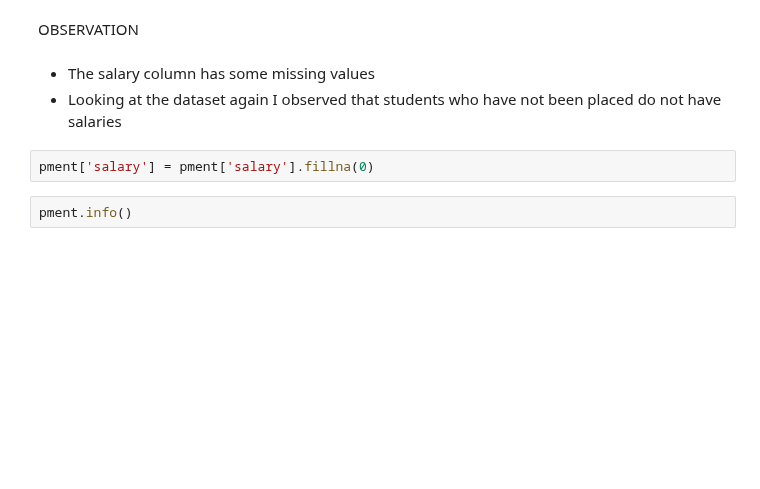
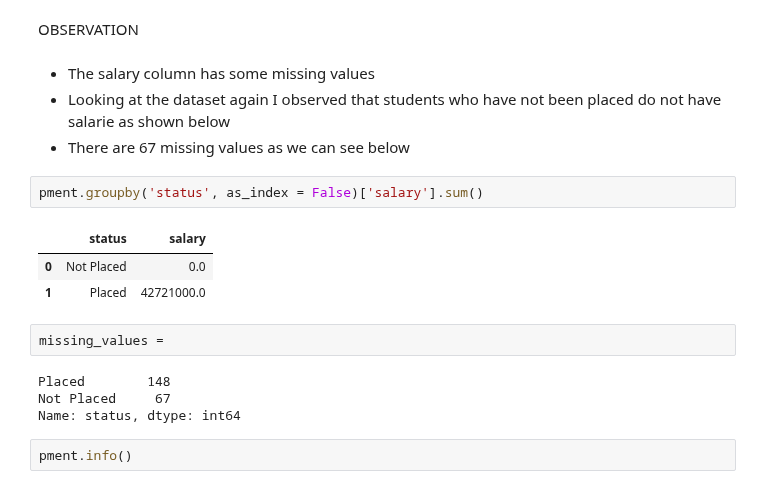
Before and after one commit to devchoplife/Campus-placement, a Jupyter notebook: school_placement.ipynb, the cells around one changed output. Drawn from its saved outputs; the diff is of its cells as text; blank space fills up the shorter version.

```diff
--- a/school_placement.ipynb
+++ b/school_placement.ipynb
@@ -98,9 +110,20 @@ OBSERVATION
 
 
 *   The salary column has some missing values
-*   Looking at the dataset again I observed that students who have not been placed do not have salaries
+*   Looking at the dataset again I observed that students who have not been placed do not have salarie as shown below
+*   There are 67 missing values as we can see below
-# %%
-pment['salary'] = pment['salary'].fillna(0)
+# %%
+pment.groupby('status', as_index = False)['salary'].sum()
+# %% [output]
+|  | status | salary |
+| 0 | Not Placed | 0.0 |
+| 1 | Placed | 42721000.0 |
+# %%
+missing_values =
+# %% [output]
+Placed        148
+Not Placed     67
+Name: status, dtype: int64
 # %%
 pment.info()
 # %% [output]
```
Also changed, not shown: parts of 1 cell of this notebook.
